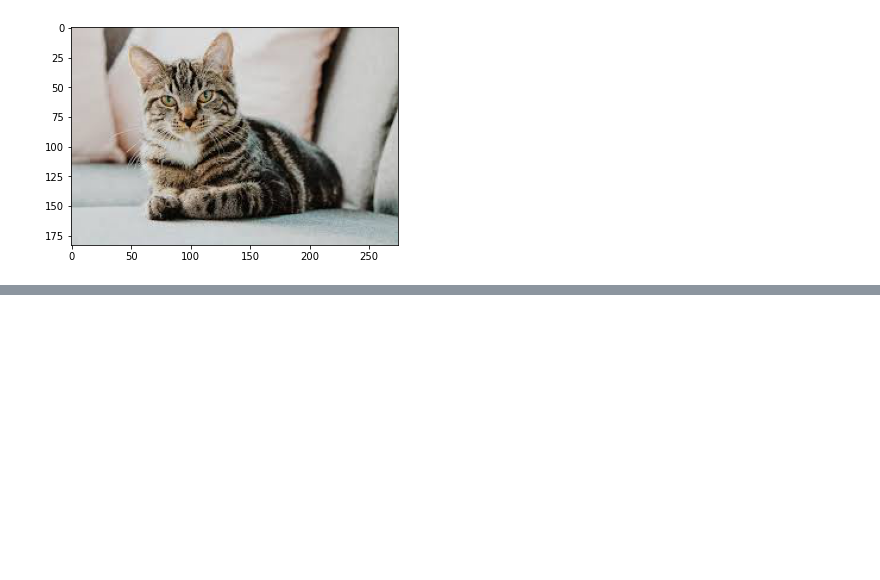
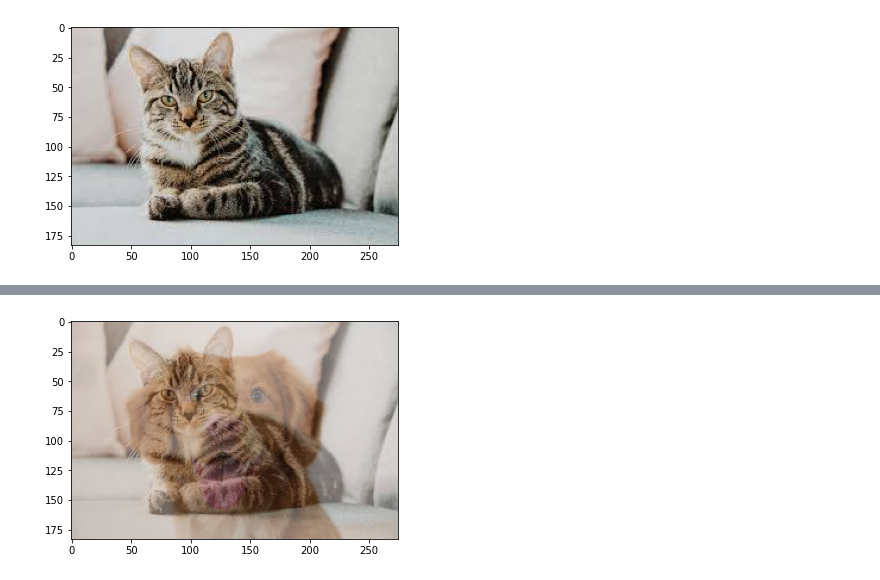
Before and after one commit to Huni0318/Deep-learning, a Jupyter notebook: preparation/이미지 시각화.ipynb, the cells around one changed output, grey strips where cells are left out. Saved outputs shown, nothing was run; the diff lists cells and outputs as text; code cells hidden in the pictures; blank space fills up the shorter version.

```diff
--- a/preparation/이미지 시각화.ipynb
+++ b/preparation/이미지 시각화.ipynb
@@ -145,0 +170,6 @@ image.shape
+# %%
+plt.imshow(dog_image)
+plt.imshow(cat_image,alpha=0.5)
+plt.show()
+# %% [output]
+[figure, added]
```
Also changed, not shown: parts of 13 cells of this notebook.
